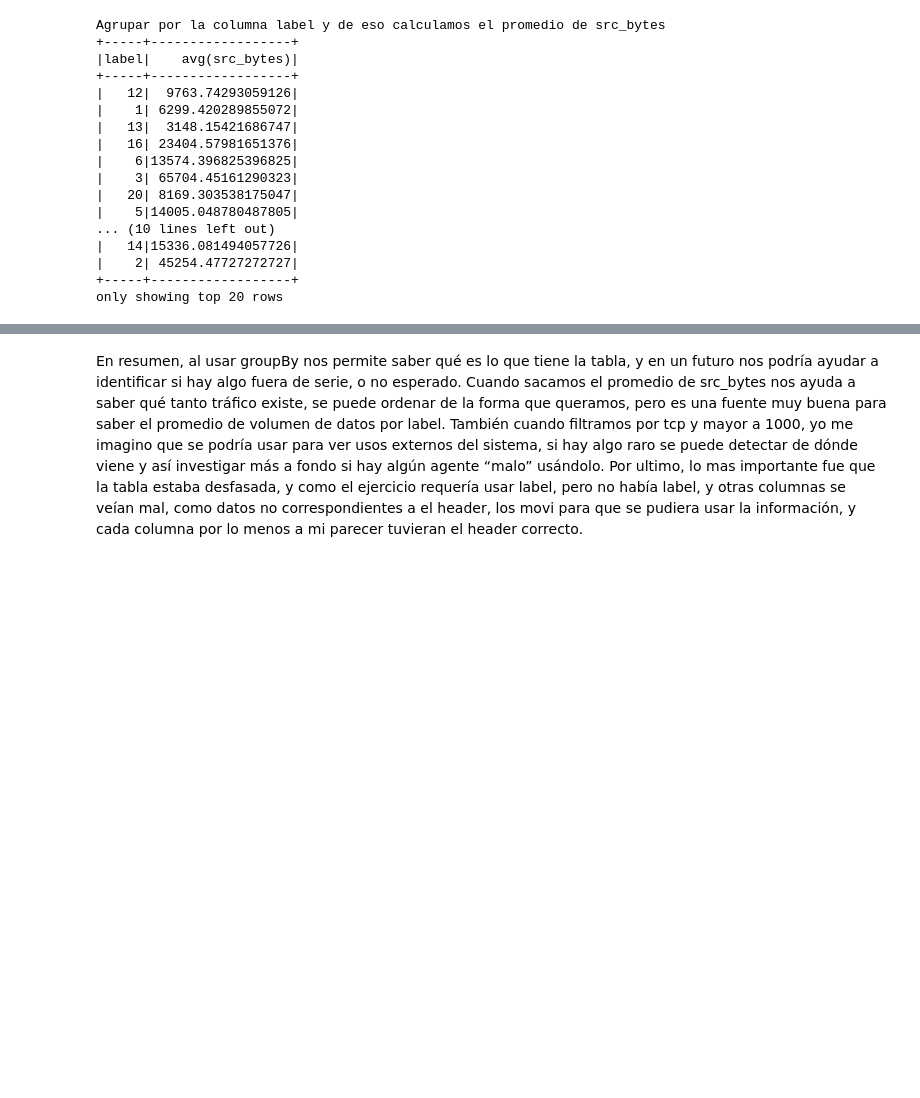
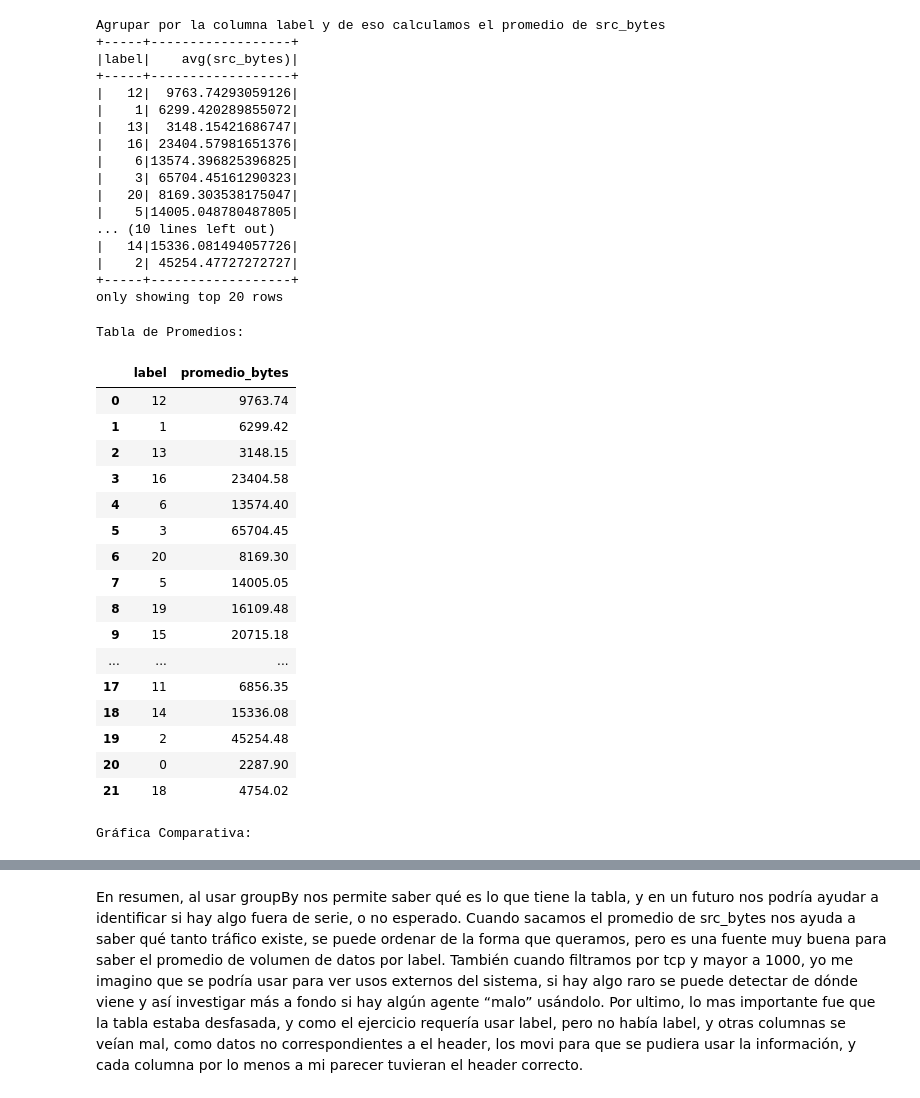
Before and after one commit to detmaneh/nsl-kdd-pyspark, a Jupyter notebook: Actividad_Practica_Transformaciones_en_PySpark.ipynb, the cells around one changed output, grey strips where cells are left out. Cells and saved outputs as stored; diff of their text form; code cells hidden in the pictures; blank space fills up the shorter version.

Commit message:
UI, y links correctos para Github

```diff
--- a/Actividad_Practica_Transformaciones_en_PySpark.ipynb
+++ b/Actividad_Practica_Transformaciones_en_PySpark.ipynb
@@ -200,3 +230,45 @@ Agrupar por la columna label y de eso calculamos el promedio de src_bytes
 |    2| 45254.47727272727|
 +-----+------------------+
 only showing top 20 rows
+# %%
+import plotly.express as px
+from pyspark.sql.functions import avg, round
+
+# Usamos Pandas para el UI
+df_promedio = df.groupBy("label") \
+                .agg(round(avg("src_bytes"), 2).alias("promedio_bytes")) \
+                .toPandas()
+
+print("Tabla de Promedios:")
+display(df_promedio)
+
+# Gráfica de barras
+print("\nGráfica Comparativa:")
+fig = px.bar(df_promedio,
+             x='label',
+             y='promedio_bytes',
+             title='Promedio de Tráfico (src_bytes) por Etiqueta',
+             color='label',
+             text_auto=True,
+             template='plotly_white')
+fig.show()
+# %% [output]
+Tabla de Promedios:
+|  | label | promedio_bytes |
+| 0 | 12 | 9763.74 |
+| 1 | 1 | 6299.42 |
+| 2 | 13 | 3148.15 |
+| 3 | 16 | 23404.58 |
+| 4 | 6 | 13574.40 |
+| 5 | 3 | 65704.45 |
+| 6 | 20 | 8169.30 |
+| 7 | 5 | 14005.05 |
+| 8 | 19 | 16109.48 |
+| 9 | 15 | 20715.18 |
+| ... | ... | ... |
+| 17 | 11 | 6856.35 |
+| 18 | 14 | 15336.08 |
+| 19 | 2 | 45254.48 |
+| 20 | 0 | 2287.90 |
+| 21 | 18 | 4754.02 |
+Gráfica Comparativa:
```
Also changed, not shown: parts of 7 cells of this notebook, 2 other files.
